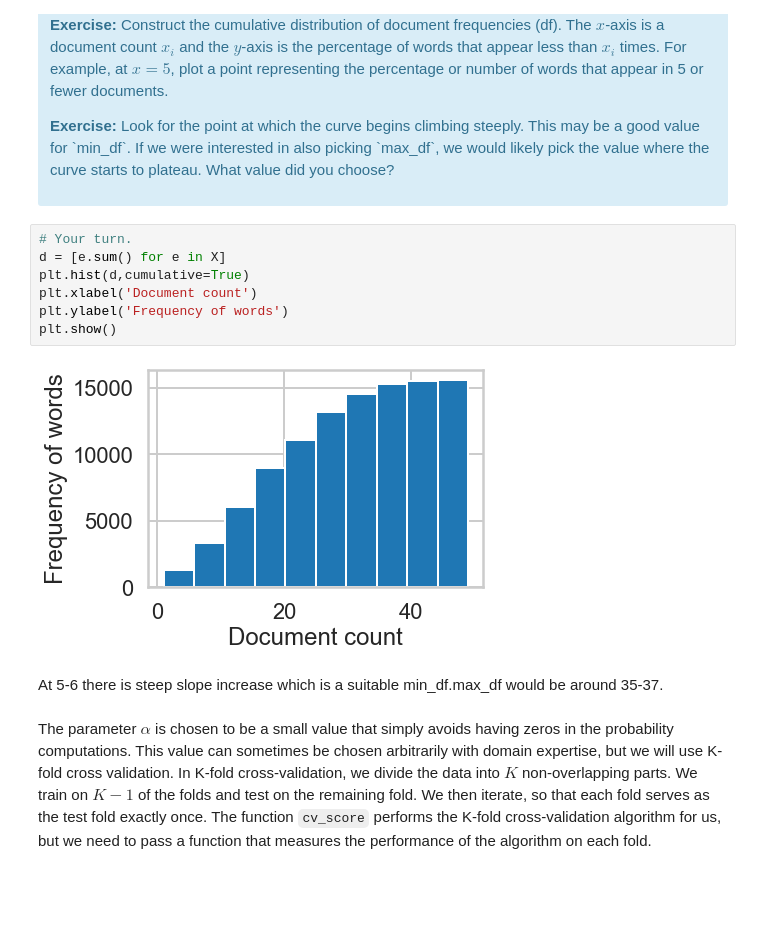
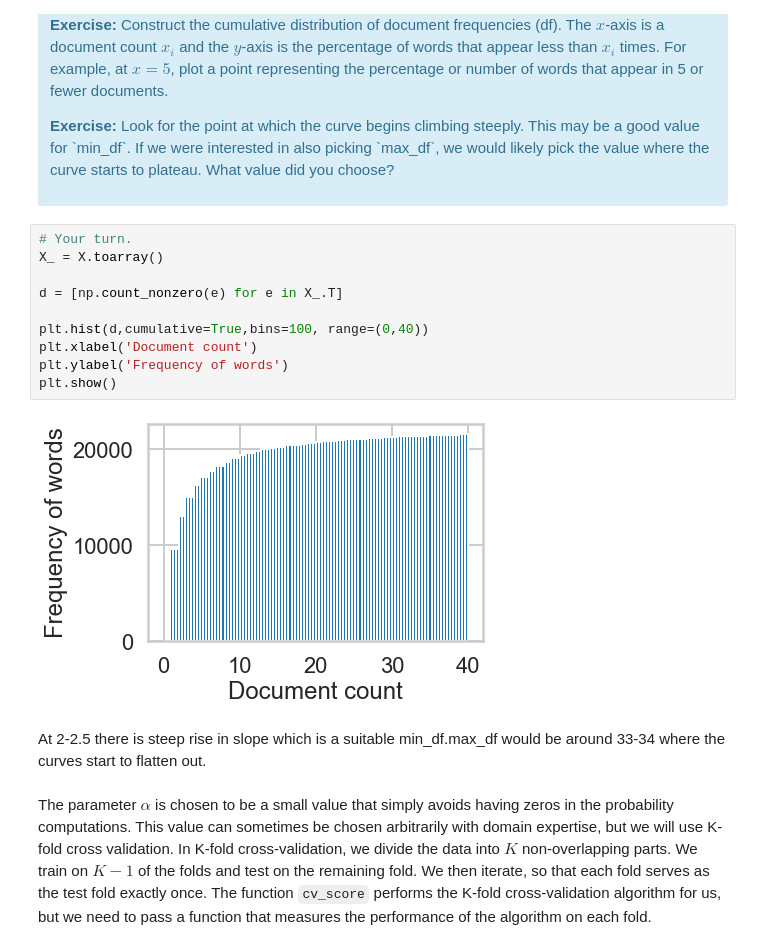
Before and after one commit to Anandpatil412/DSC, a Jupyter notebook: Movie_rating_predictions_naive_bayes/Mini_Project_Naive_Bayes.ipynb, the cells around one changed output. Saved outputs shown, nothing was run; the diff lists cells and outputs as text; blank space fills up the shorter version.

```diff
--- a/Movie_rating_predictions_naive_bayes/Mini_Project_Naive_Bayes.ipynb
+++ b/Movie_rating_predictions_naive_bayes/Mini_Project_Naive_Bayes.ipynb
@@ -304,15 +304,18 @@ First, let's find an appropriate value for `min_df` for the `CountVectorizer`. `
 </div>
 # %%
 # Your turn.
-d = [e.sum() for e in X]
-plt.hist(d,cumulative=True)
+X_ = X.toarray()
+
+d = [np.count_nonzero(e) for e in X_.T]
+
+plt.hist(d,cumulative=True,bins=100, range=(0,40))
 plt.xlabel('Document count')
 plt.ylabel('Frequency of words')
 plt.show()
 # %% [output]
-[figure, old version]
+[figure, new version]
 # %% [markdown]
-At 5-6 there is steep slope increase which is a suitable min_df.max_df would be around 35-37.
+At 2-2.5 there is steep rise in slope which is a suitable min_df.max_df would be around 33-34 where the curves start to flatten out.
 # %% [markdown]
 The parameter $\alpha$ is chosen to be a small value that simply avoids having zeros in the probability computations. This value can sometimes be chosen arbitrarily with domain expertise, but we will use K-fold cross validation. In K-fold cross-validation, we divide the data into $K$ non-overlapping parts. We train on $K-1$ of the folds and test on the remaining fold. We then iterate, so that each fold serves as the test fold exactly once. The function `cv_score` performs the K-fold cross-validation algorithm for us, but we need to pass a function that measures the performance of the algorithm on each fold.
 # %%
```
Also changed, not shown: parts of 11 cells of this notebook.
